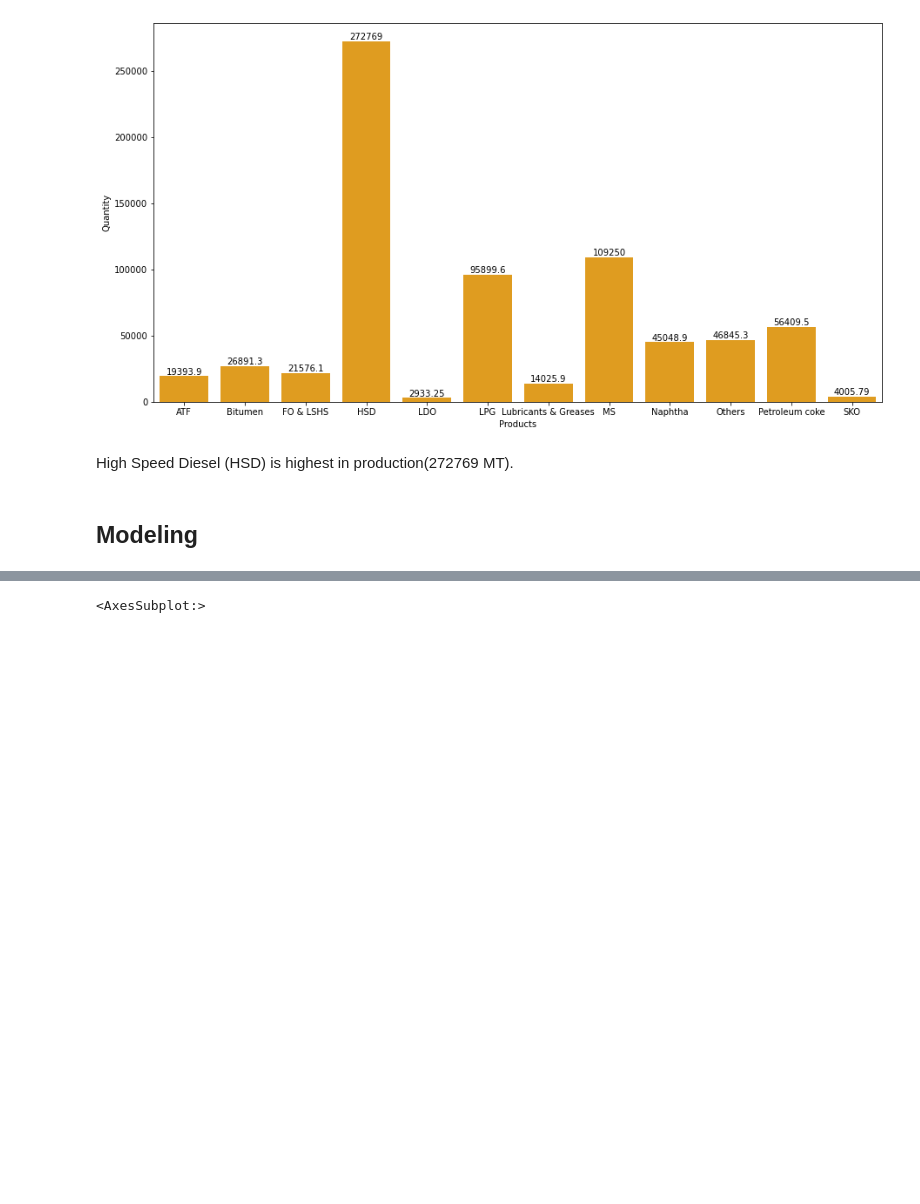
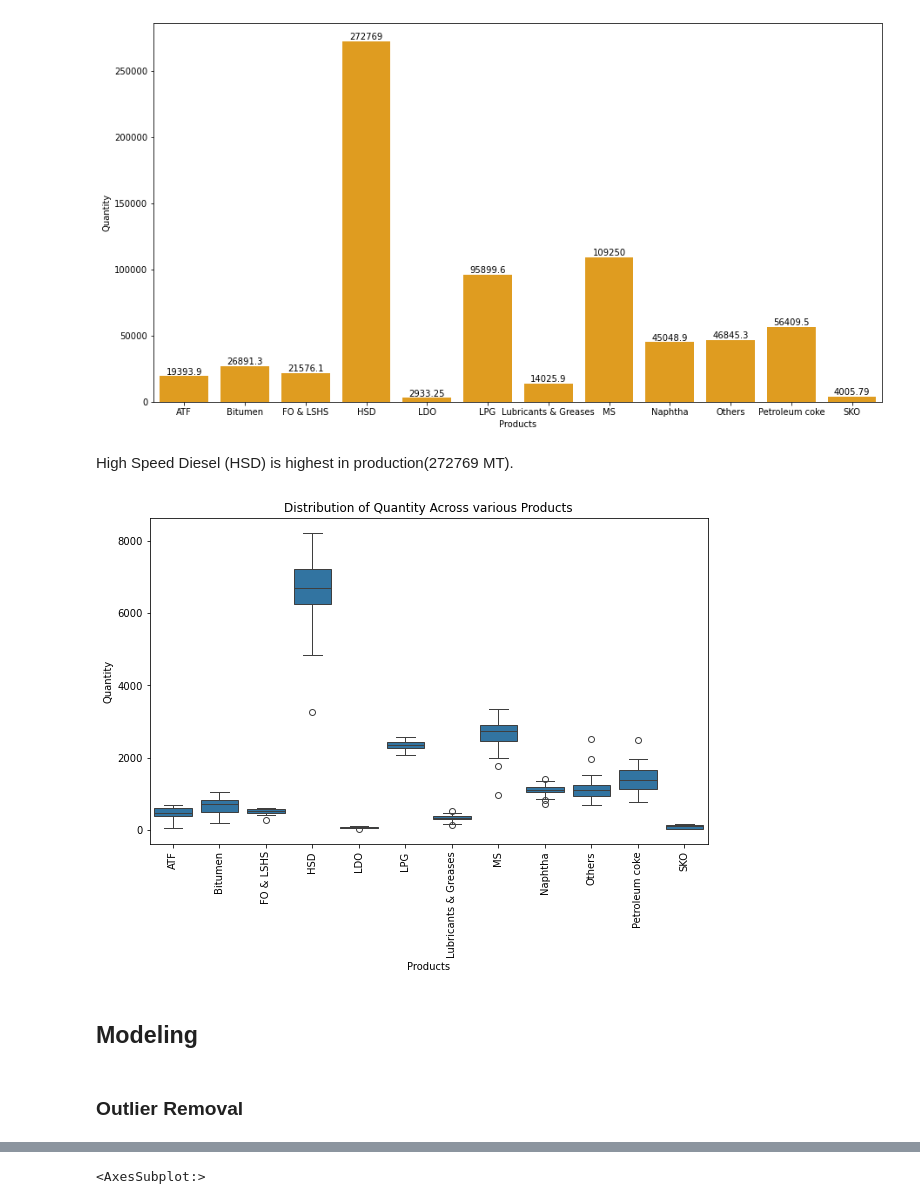
Before and after one commit to andrew-geeks/Petroleum-Products-Consumption-Prediction, a Jupyter notebook: Petroleum_Products_Consumption_Prediction.ipynb, the cells around one changed output, grey strips where cells are left out. Drawn from its saved outputs; the diff is of its cells as text; code cells hidden in the pictures; blank space fills up the shorter version.

```diff
--- a/Petroleum_Products_Consumption_Prediction.ipynb
+++ b/Petroleum_Products_Consumption_Prediction.ipynb
@@ -136,6 +139,14 @@ ax.bar_label(ax.containers[0])
 [figure]
 # %% [markdown]
 High Speed Diesel (HSD) is highest in production(272769 MT).
+# %%
+plt.figure(figsize=(10,6))
+sns.boxplot(x='Products',y='Quantity',data=df)
+plt.title("Distribution of Quantity Across various Products")
+plt.xticks(rotation=90)
+plt.show()
+# %% [output]
+[figure, added]
 # %% [markdown]
  ## Modeling
 # %%
@@ -153,3 +171,5 @@ df["Products"] = le_1.fit_transform(df["Products"])
+# %% [markdown]
+### Outlier Removal
 # %%
 Q1 = df["Quantity"].quantile(0.25)
 Q3 = df["Quantity"].quantile(0.75)
```
Also changed, not shown: parts of 11 cells of this notebook, 6 other files.
